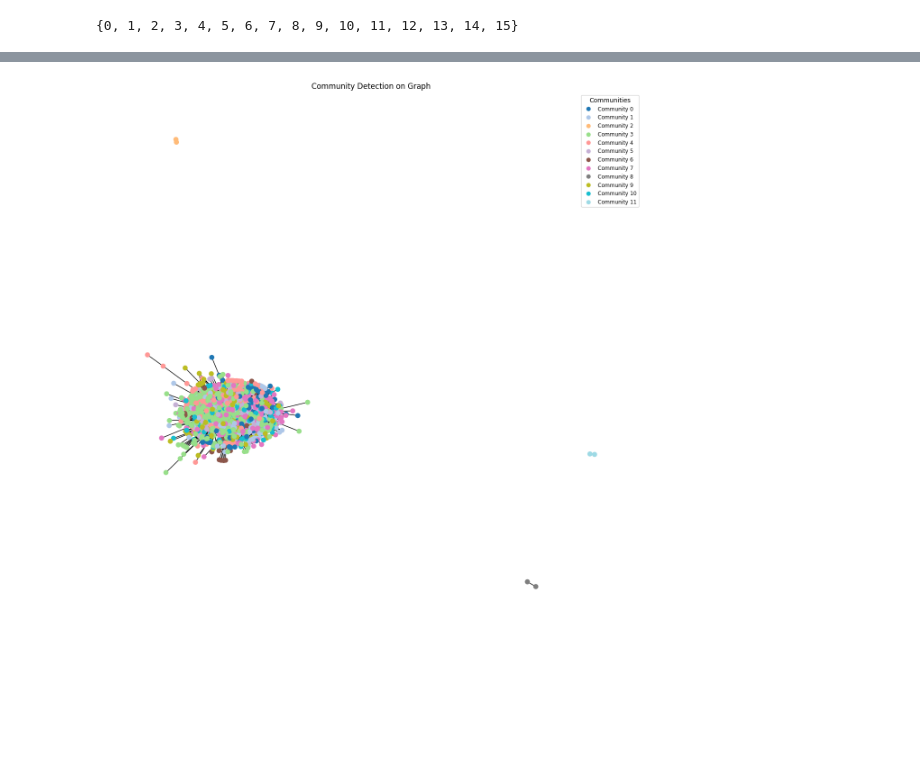
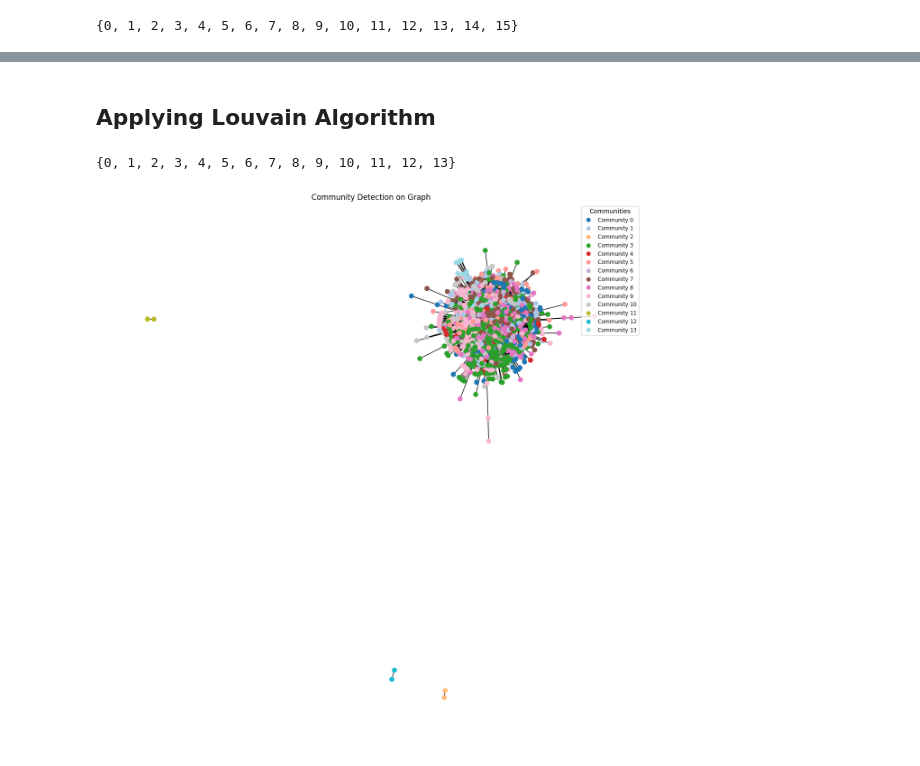
Before and after one commit to Prudhvivuda/polygraphs-analysis-scripts, a Jupyter notebook: community_detection/community_detection.ipynb, the cells around one changed output, grey strips where cells are left out. Drawn from its saved outputs; the diff is of its cells as text; code cells hidden in the pictures; blank space fills up the shorter version.

```diff
--- a/community_detection/community_detection.ipynb
+++ b/community_detection/community_detection.ipynb
@@ -17,10 +22,10 @@ graph = processor.graphs[99]
 # %%
 # Apply Label Propagation Algorithm
-communities = nx.algorithms.community.label_propagation_communities(graph)
+lp_communities = nx.algorithms.community.label_propagation_communities(graph)
 
 # Convert generator output to dictionary: {node: community_id}
 community_mapping = {}
-for community_id, nodes in enumerate(communities):
+for community_id, nodes in enumerate(lp_communities):
     for node in nodes:
         community_mapping[node] = community_id
 # %%
@@ -30,7 +109,14 @@ set(community_mapping.values())
+# %% [markdown]
+## Applying Louvain Algorithm
 # %%
 import community as community_louvain
 
 # Compute the best partition (Louvain method)
-partition = community_louvain.best_partition(graph)
+louvain_communities = community_louvain.best_partition(graph)
+louvain_community_mapping = louvain_communities
+# %%
+set(louvain_communities.values())
+# %% [output]
+{0, 1, 2, 3, 4, 5, 6, 7, 8, 9, 10, 11, 12, 13}
 # %%
 # Create a DataFrame
@@ -43,36 +129,36 @@ community_df.to_csv("community_assignments.csv", index=False)
 # %%
 # Generate community colors
-unique_communities = list(set(partition.values()))
+unique_communities = list(set(louvain_communities.values()))
 color_map = cm.get_cmap('tab20', len(unique_communities))  # Get distinct colors
 community_colors = {community: color_map(i) for i, community in enumerate(unique_communities)}
 
 # Assign node colors based on their communities
-node_colors = [community_colors[partition[node]] for node in graph.nodes()]
+node_colors = [community_colors[louvain_communities[node]] for node in graph.nodes()]
 
 # Plot the graph
 plt.figure(figsize=(12, 12))
 nx.draw(
     graph,
     node_color=node_colors,
     with_labels=False,
     node_size=50,
     cmap=plt.cm.tab20
 )
 
 # Add legend
 legend_elements = [
     plt.Line2D([0], [0], marker='o', color='w', markerfacecolor=community_colors[c], markersize=8, label=f"Community {c}")
     for c in unique_communities
 ]
 plt.legend(
     handles=legend_elements,
     title="Communities",
     loc="upper right",
     fontsize='small',
     title_fontsize='medium'
 )
 
 plt.title("Community Detection on Graph")
 plt.show()
 # %% [output]
-[figure, old version]
+[figure, new version]
```
Also changed, not shown: parts of 10 cells of this notebook, 2 other files.
